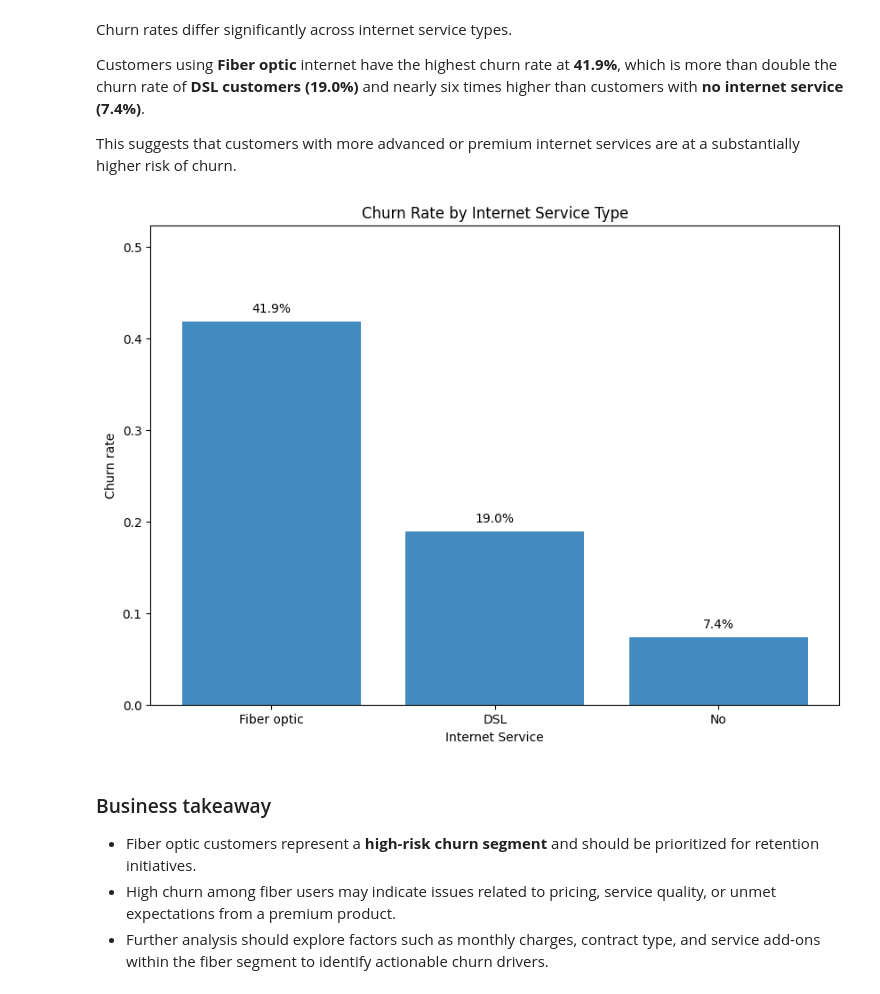
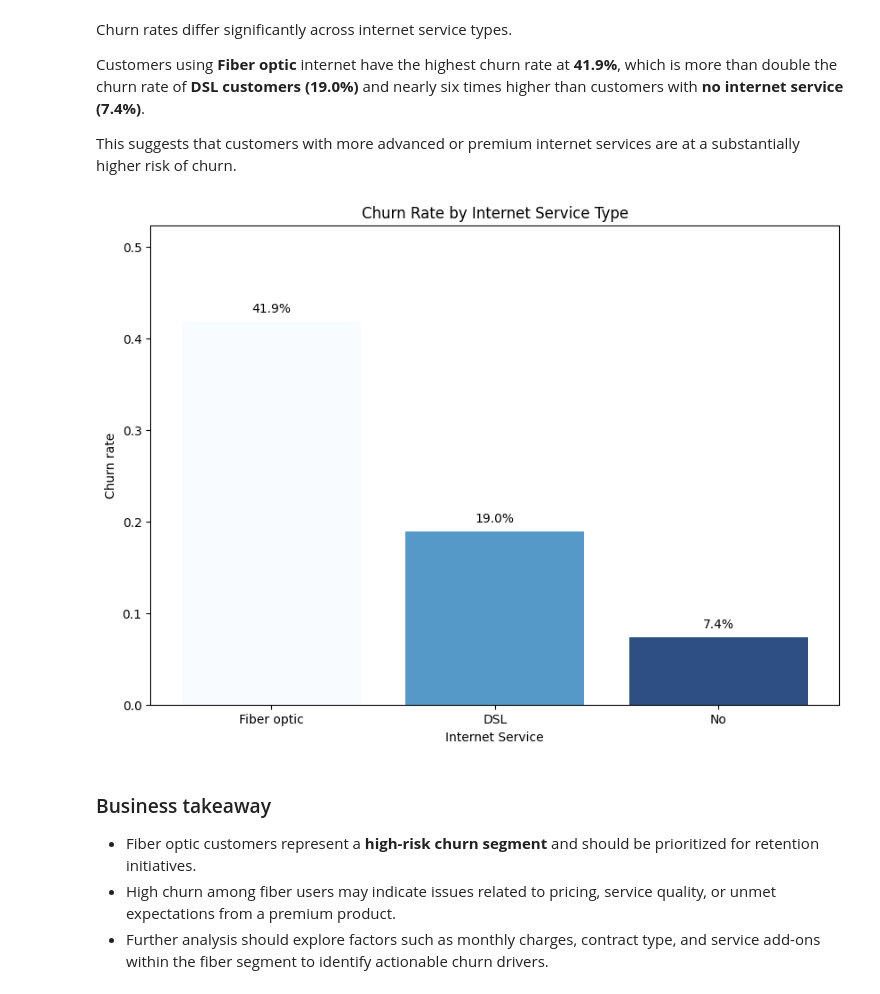
Before and after one commit to Zakat-pm/telecom-customer-churn-analysis, a Jupyter notebook: notebooks/01_data_overview.ipynb, the cells around one changed output. Saved outputs shown, nothing was run; the diff lists cells and outputs as text; code cells hidden in the pictures.

```diff
--- a/notebooks/01_data_overview.ipynb
+++ b/notebooks/01_data_overview.ipynb
@@ -266,29 +273,36 @@ Customers using **Fiber optic** internet have the highest churn rate at **41.9%*
 This suggests that customers with more advanced or premium internet services are at a substantially higher risk of churn.
 # %%
 plt.figure(figsize=(10, 7))
+values = internet_summary["churn_rate"]
+
+norm = mcolors.Normalize(vmin=values.min(), vmax=values.max())
+cmap = cm.Blues_r
+
+colors = cmap(norm(values))
 
 bars = plt.bar(
     internet_summary.index,
-    internet_summary["churn_rate"],
+    values,
+    color = colors,
     alpha=0.85
 )
 
 plt.bar_label(
     bars,
-    labels=[f"{v:.1%}" for v in internet_summary["churn_rate"]],
+    labels=[f"{v:.1%}" for v in values],
     padding=5
 )
 
 plt.title("Churn Rate by Internet Service Type")
 plt.xlabel("Internet Service")
 plt.ylabel("Churn rate")
 
-y_max = internet_summary["churn_rate"].max()
+y_max = values.max()
 plt.ylim(0, min(1.0, y_max * 1.25 if y_max > 0 else 0.1))
 
 plt.show()
 # %% [output]
-[figure, old version]
+[figure, new version]
 # %% [markdown]
 ### Business takeaway
 
```
Also changed, not shown: parts of 7 cells of this notebook.
